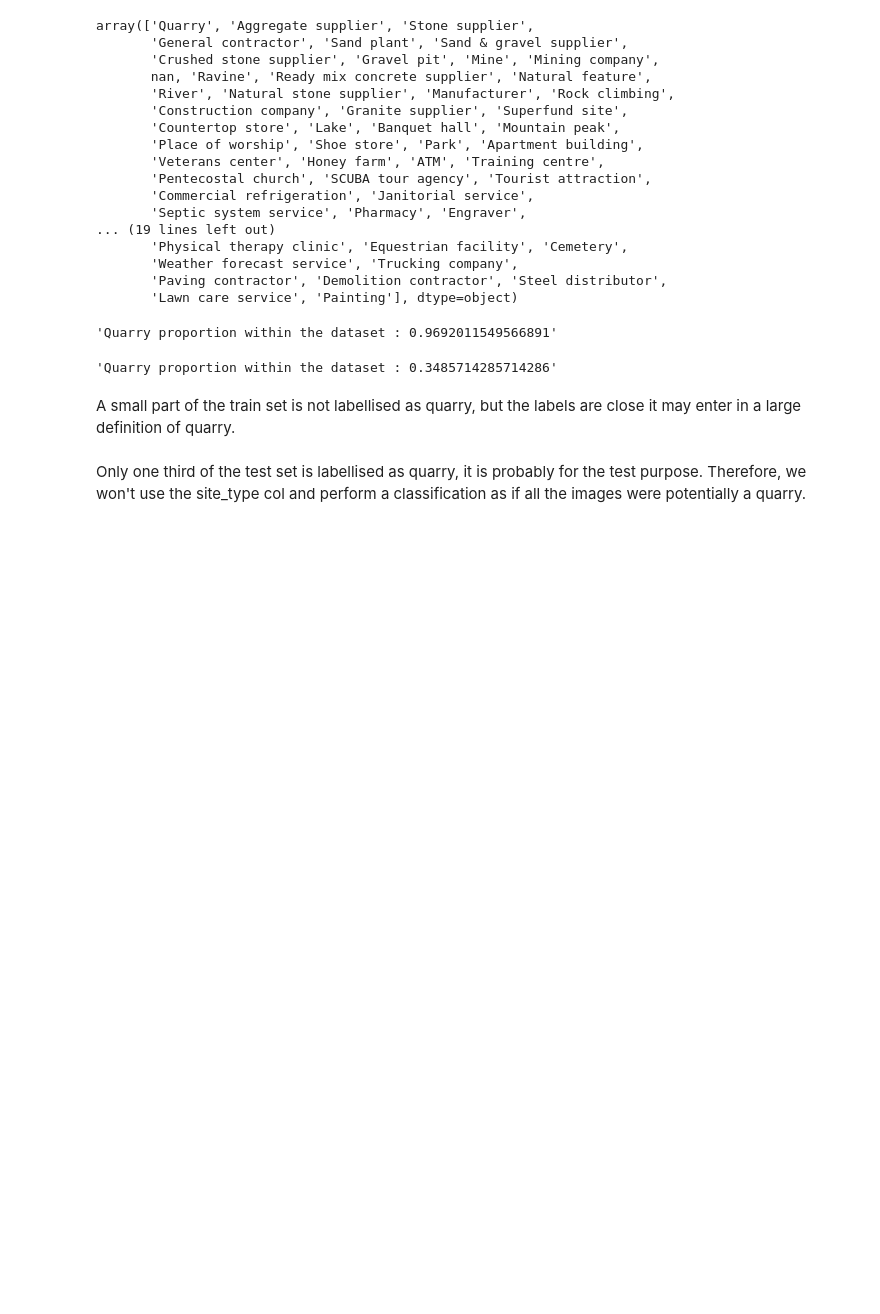
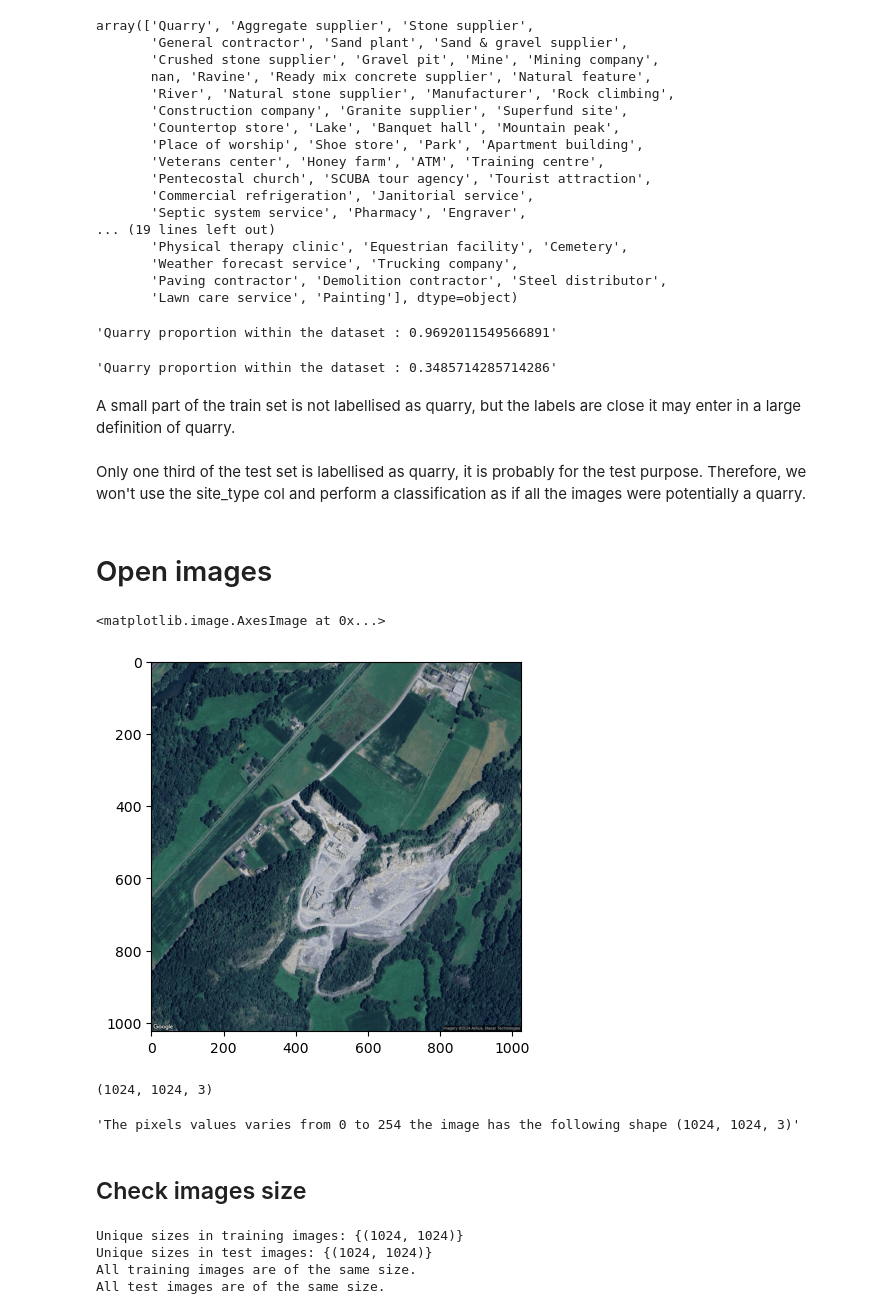
Before and after one commit to remithiebaut/Quarry_classification, a Jupyter notebook: classif.ipynb, the cells around one changed output. Cells and saved outputs as stored; diff of their text form; code cells hidden in the pictures; blank space fills up the shorter version.

Commit message:
inspect images

```diff
--- a/classif.ipynb
+++ b/classif.ipynb
@@ -73,3 +76,53 @@ for dataset in [X_train,
 A small part of the train set is not labellised as quarry, but the labels are close it may enter in a large definition of quarry.
 # %% [markdown]
 Only one third of the test set is labellised as quarry, it is probably for the test purpose. Therefore, we won't use the site_type col and perform a classification as if all the images were potentially a quarry.
+# %% [markdown]
+# Open images
+# %%
+image = Image.open(X_train.image_path[0])
+plt.imshow(image)
+# %% [output]
+<matplotlib.image.AxesImage at 0x...>
+[figure, added]
+# %%
+my_array.shape
+# %% [output]
+(1024, 1024, 3)
+# %%
+my_array = np.array(image)
+f"The pixels values varies from {my_array.min()} to {my_array.max()} the image has the following shape {my_array.shape}"
+# %% [output]
+'The pixels values varies from 0 to 254 the image has the following shape (1024, 1024, 3)'
+# %% [markdown]
+## Check images size
+# %%
+def check_image_sizes(image_paths):
+    sizes = set()
+    for path in image_paths:
+        with Image.open(path) as img:
+            sizes.add(img.size)
+    return sizes
+
+# Example usage with X_train and X_test image paths
+train_image_sizes = check_image_sizes(X_train['image_path'])
+test_image_sizes = check_image_sizes(X_test['image_path'])
+
+# Display the sizes
+print(f"Unique sizes in training images: {train_image_sizes}")
+print(f"Unique sizes in test images: {test_image_sizes}")
+
+# Check if all images are the same size
+if len(train_image_sizes) == 1:
+    print("All training images are of the same size.")
+else:
+    print("Training images have different sizes.")
+
+if len(test_image_sizes) == 1:
+    print("All test images are of the same size.")
+else:
+    print("Test images have different sizes.")
+# %% [output]
+Unique sizes in training images: {(1024, 1024)}
+Unique sizes in test images: {(1024, 1024)}
+All training images are of the same size.
+All test images are of the same size.
```
Also changed, not shown: parts of 4 cells of this notebook.
